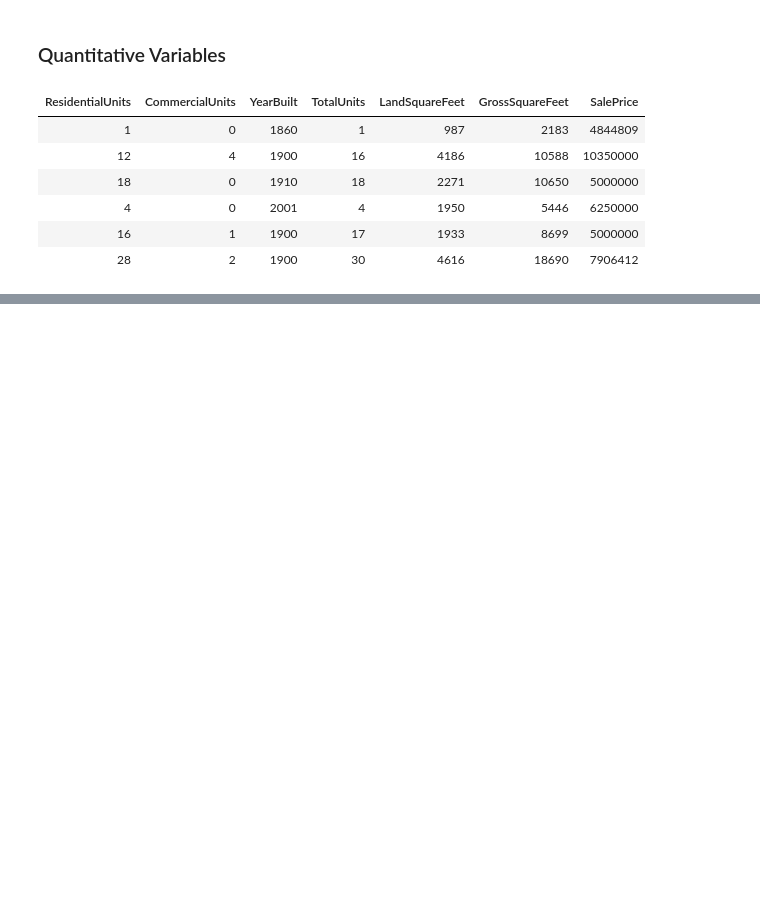
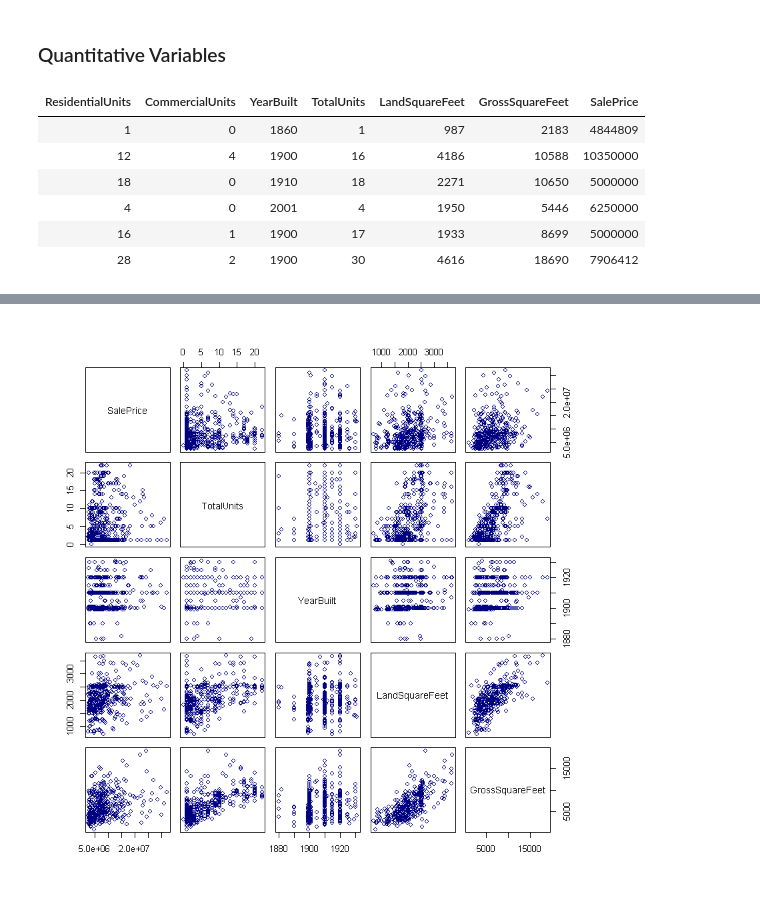
Before and after one commit to vknguyen1902/data-mining, a Jupyter notebook: Real Estates Manhattan.ipynb, the cells around one changed output, grey strips where cells are left out. Cells and saved outputs as stored; diff of their text form; code cells hidden in the pictures; blank space fills up the shorter version.

```diff
--- a/Real Estates Manhattan.ipynb
+++ b/Real Estates Manhattan.ipynb
@@ -309,0 +393,7 @@ pairs(num_var)
+# %%
+num_var %>%
+    select(SalePrice, TotalUnits, YearBuilt, LandSquareFeet,
+           GrossSquareFeet) %>%
+    pairs(col='navy')
+# %% [output]
+[figure, added]
```
Also changed, not shown: parts of 13 cells of this notebook.
